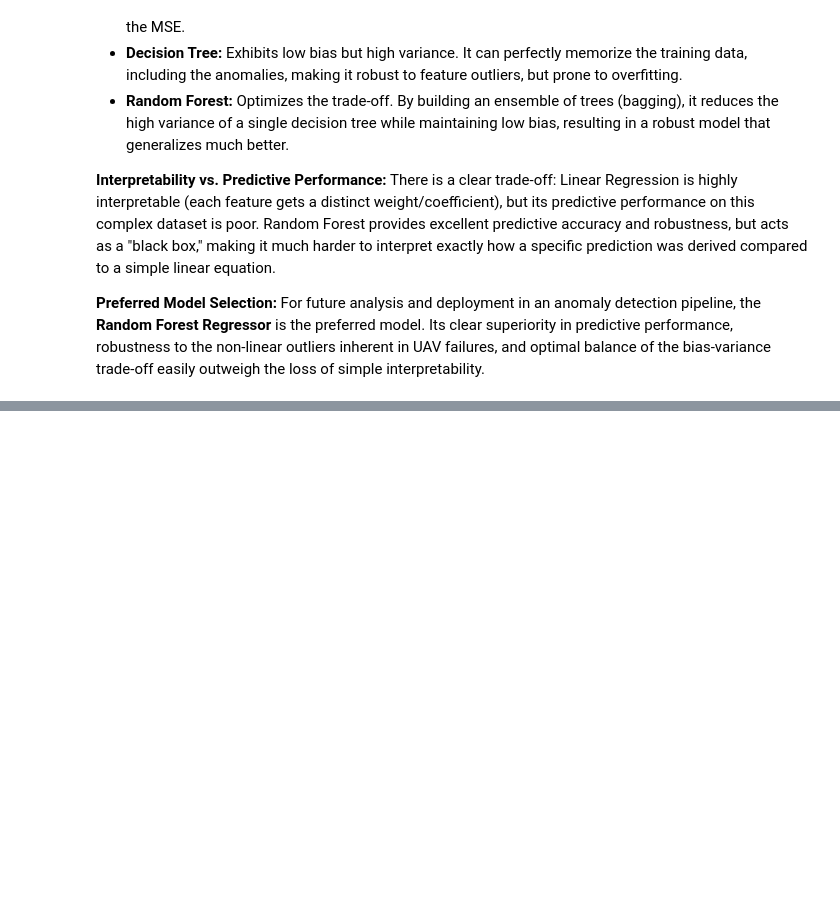
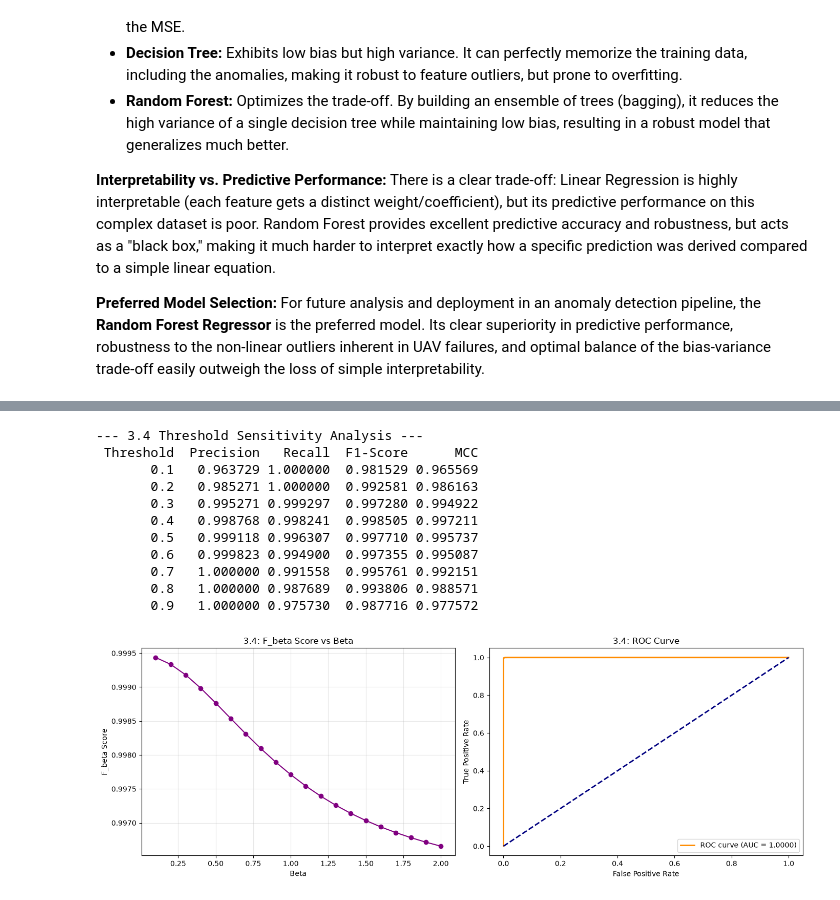
Before and after one commit to ofekcohen455/HW2_DataScience, a Jupyter notebook: hw2_errorsanalysis.ipynb, the cells around one changed output, grey strips where cells are left out. Cells and saved outputs as stored; diff of their text form; code cells hidden in the pictures; blank space fills up the shorter version.

```diff
--- a/hw2_errorsanalysis.ipynb
+++ b/hw2_errorsanalysis.ipynb
@@ -297,0 +250,54 @@ Training Random Forest Classifier with 5-Fold CV...
+# %%
+# 3.4
+import numpy as np
+import pandas as pd
+import matplotlib.pyplot as plt
+from sklearn.metrics import precision_score, recall_score, f1_score, matthews_corrcoef, fbeta_score, roc_curve, auc
+
+thresholds_to_test = np.arange(0.1, 1.0, 0.1)
+thresh_results = []
+
+for t in thresholds_to_test:
+    y_pred_t = (y_proba >= t).astype(int)
+    prec = precision_score(y_class, y_pred_t, zero_division=0)
+    rec = recall_score(y_class, y_pred_t)
+    f1 = f1_score(y_class, y_pred_t)
+    mcc = matthews_corrcoef(y_class, y_pred_t)
+    thresh_results.append({'Threshold': t, 'Precision': prec, 'Recall': rec, 'F1-Score': f1, 'MCC': mcc})
+
+print("\n--- 3.4 Threshold Sensitivity Analysis ---")
+print(pd.DataFrame(thresh_results).to_string(index=False))
+
+betas = np.linspace(0.1, 2.0, 20)
+f_betas = [fbeta_score(y_class, y_pred_class, beta=b) for b in betas]
+
+fig, axes = plt.subplots(1, 2, figsize=(14, 5))
+axes[0].plot(betas, f_betas, marker='o', color='purple')
+axes[0].set_title('3.4: F_beta Score vs Beta')
+axes[0].set_xlabel('Beta')
+axes[0].set_ylabel('F_beta Score')
+axes[0].grid(True, alpha=0.3)
+
+fpr, tpr, roc_thresholds = roc_curve(y_class, y_proba)
+roc_auc = auc(fpr, tpr)
+axes[1].plot(fpr, tpr, color='darkorange', lw=2, label=f'ROC curve (AUC = {roc_auc:.4f})')
+axes[1].plot([0, 1], [0, 1], color='navy', lw=2, linestyle='--')
+axes[1].set_xlabel('False Positive Rate')
+axes[1].set_ylabel('True Positive Rate')
+axes[1].set_title('3.4: ROC Curve')
+axes[1].legend(loc="lower right")
+plt.tight_layout()
+plt.show()
+# %% [output]
+--- 3.4 Threshold Sensitivity Analysis ---
+ Threshold  Precision   Recall  F1-Score      MCC
+       0.1   0.963729 1.000000  0.981529 0.965569
+       0.2   0.985271 1.000000  0.992581 0.986163
+       0.3   0.995271 0.999297  0.997280 0.994922
+       0.4   0.998768 0.998241  0.998505 0.997211
+       0.5   0.999118 0.996307  0.997710 0.995737
+       0.6   0.999823 0.994900  0.997355 0.995087
+       0.7   1.000000 0.991558  0.995761 0.992151
+       0.8   1.000000 0.987689  0.993806 0.988571
+       0.9   1.000000 0.975730  0.987716 0.977572
+[figure, added]
```
Also changed, not shown: parts of 16 cells of this notebook.
